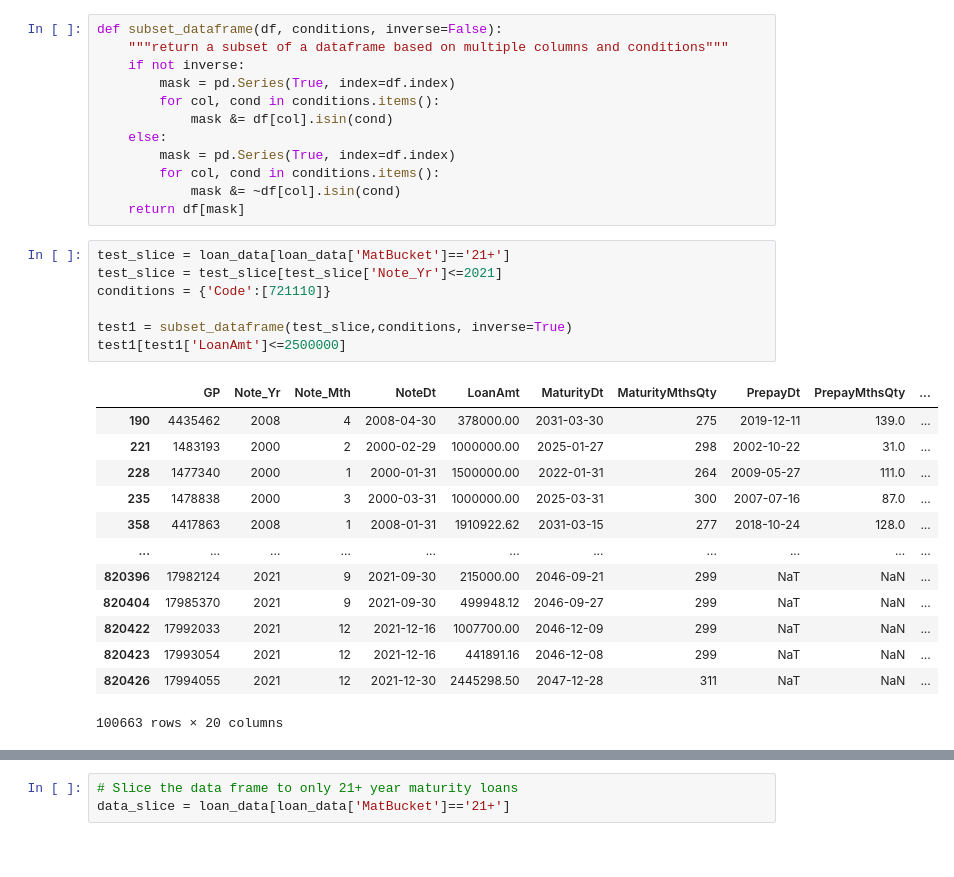
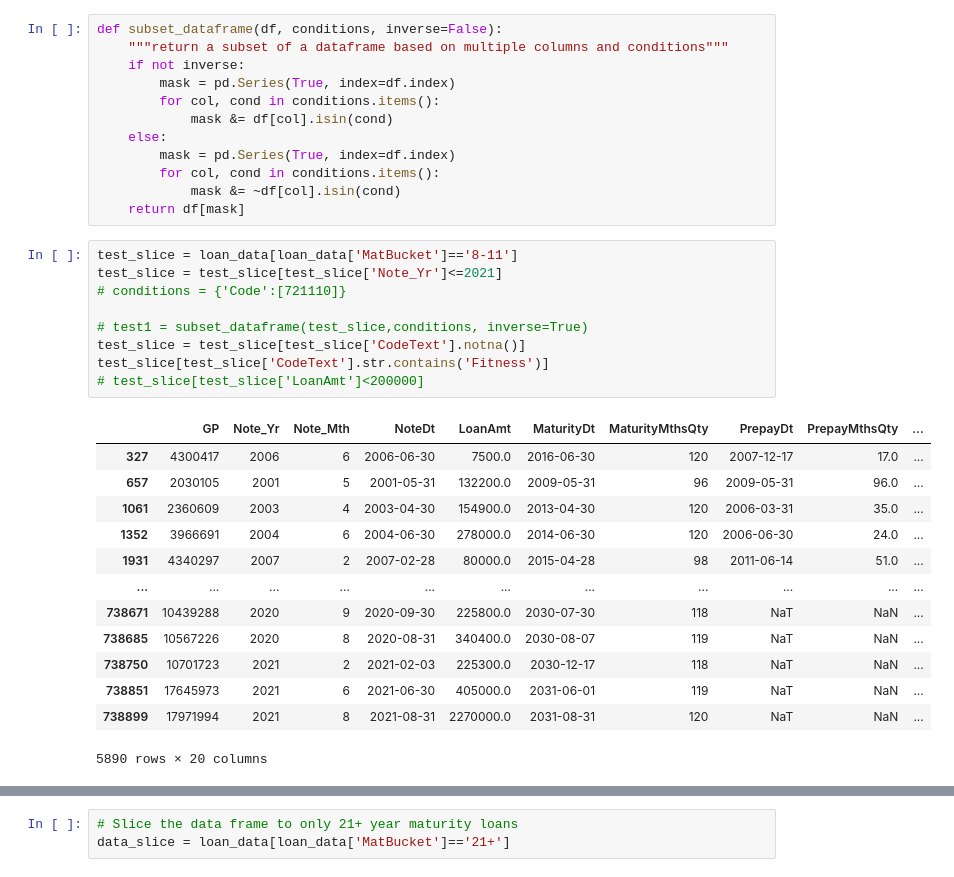
Before and after one commit to laramiedunlap/workstation_transfers, a Jupyter notebook: runthrough/example.ipynb, the cells around one changed output, grey strips where cells are left out. Cells and saved outputs as stored; diff of their text form.

```diff
--- a/runthrough/example.ipynb
+++ b/runthrough/example.ipynb
@@ -33,23 +33,25 @@ def subset_dataframe(df, conditions, inverse=False):
             mask &= ~df[col].isin(cond)
     return df[mask]
 # %%
-test_slice = loan_data[loan_data['MatBucket']=='21+']
+test_slice = loan_data[loan_data['MatBucket']=='8-11']
 test_slice = test_slice[test_slice['Note_Yr']<=2021]
-conditions = {'Code':[721110]}
+# conditions = {'Code':[721110]}
 
-test1 = subset_dataframe(test_slice,conditions, inverse=True)
-test1[test1['LoanAmt']<=2500000]
+# test1 = subset_dataframe(test_slice,conditions, inverse=True)
+test_slice = test_slice[test_slice['CodeText'].notna()]
+test_slice[test_slice['CodeText'].str.contains('Fitness')]
+# test_slice[test_slice['LoanAmt']<200000]
 # %% [output]
 |  | GP | Note_Yr | Note_Mth | NoteDt | LoanAmt | MaturityDt | MaturityMthsQty | PrepayDt | PrepayMthsQty | ... |
-| 190 | 4435462 | 2008 | 4 | 2008-04-30 | 378000.00 | 2031-03-30 | 275 | 2019-12-11 | 139.0 | ... |
-| 221 | 1483193 | 2000 | 2 | 2000-02-29 | 1000000.00 | 2025-01-27 | 298 | 2002-10-22 | 31.0 | ... |
-| 228 | 1477340 | 2000 | 1 | 2000-01-31 | 1500000.00 | 2022-01-31 | 264 | 2009-05-27 | 111.0 | ... |
-| 235 | 1478838 | 2000 | 3 | 2000-03-31 | 1000000.00 | 2025-03-31 | 300 | 2007-07-16 | 87.0 | ... |
-| 358 | 4417863 | 2008 | 1 | 2008-01-31 | 1910922.62 | 2031-03-15 | 277 | 2018-10-24 | 128.0 | ... |
+| 327 | 4300417 | 2006 | 6 | 2006-06-30 | 7500.0 | 2016-06-30 | 120 | 2007-12-17 | 17.0 | ... |
+| 657 | 2030105 | 2001 | 5 | 2001-05-31 | 132200.0 | 2009-05-31 | 96 | 2009-05-31 | 96.0 | ... |
+| 1061 | 2360609 | 2003 | 4 | 2003-04-30 | 154900.0 | 2013-04-30 | 120 | 2006-03-31 | 35.0 | ... |
+| 1352 | 3966691 | 2004 | 6 | 2004-06-30 | 278000.0 | 2014-06-30 | 120 | 2006-06-30 | 24.0 | ... |
+| 1931 | 4340297 | 2007 | 2 | 2007-02-28 | 80000.0 | 2015-04-28 | 98 | 2011-06-14 | 51.0 | ... |
 | ... | ... | ... | ... | ... | ... | ... | ... | ... | ... | ... |
-| 820396 | 17982124 | 2021 | 9 | 2021-09-30 | 215000.00 | 2046-09-21 | 299 | NaT | NaN | ... |
-| 820404 | 17985370 | 2021 | 9 | 2021-09-30 | 499948.12 | 2046-09-27 | 299 | NaT | NaN | ... |
-| 820422 | 17992033 | 2021 | 12 | 2021-12-16 | 1007700.00 | 2046-12-09 | 299 | NaT | NaN | ... |
-| 820423 | 17993054 | 2021 | 12 | 2021-12-16 | 441891.16 | 2046-12-08 | 299 | NaT | NaN | ... |
-| 820426 | 17994055 | 2021 | 12 | 2021-12-30 | 2445298.50 | 2047-12-28 | 311 | NaT | NaN | ... |
+| 738671 | 10439288 | 2020 | 9 | 2020-09-30 | 225800.0 | 2030-07-30 | 118 | NaT | NaN | ... |
+| 738685 | 10567226 | 2020 | 8 | 2020-08-31 | 340400.0 | 2030-08-07 | 119 | NaT | NaN | ... |
+| 738750 | 10701723 | 2021 | 2 | 2021-02-03 | 225300.0 | 2030-12-17 | 118 | NaT | NaN | ... |
+| 738851 | 17645973 | 2021 | 6 | 2021-06-30 | 405000.0 | 2031-06-01 | 119 | NaT | NaN | ... |
+| 738899 | 17971994 | 2021 | 8 | 2021-08-31 | 2270000.0 | 2031-08-31 | 120 | NaT | NaN | ... |
-100663 rows × 20 columns
+5890 rows × 20 columns
```
Also changed, not shown: parts of 6 cells of this notebook.
